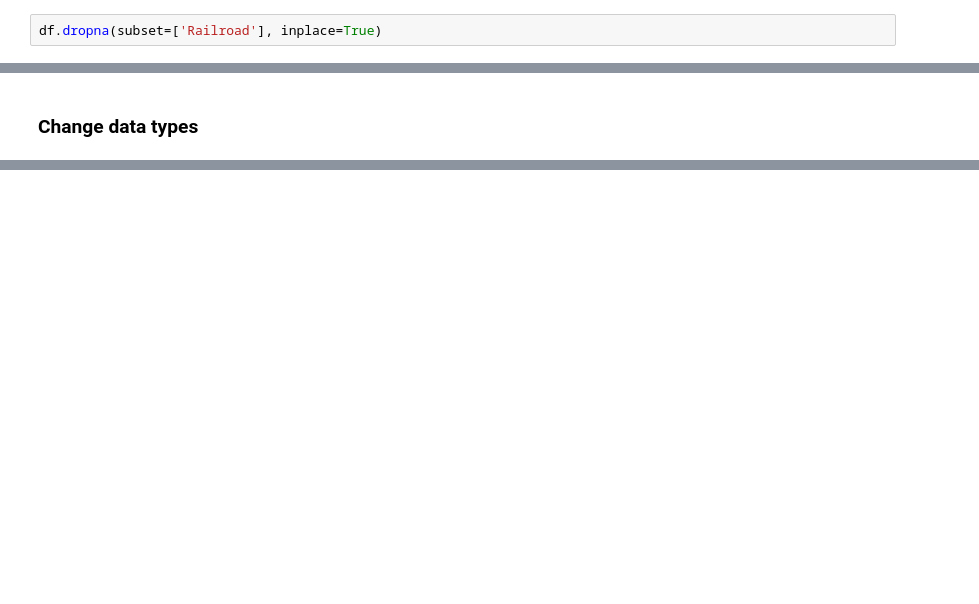
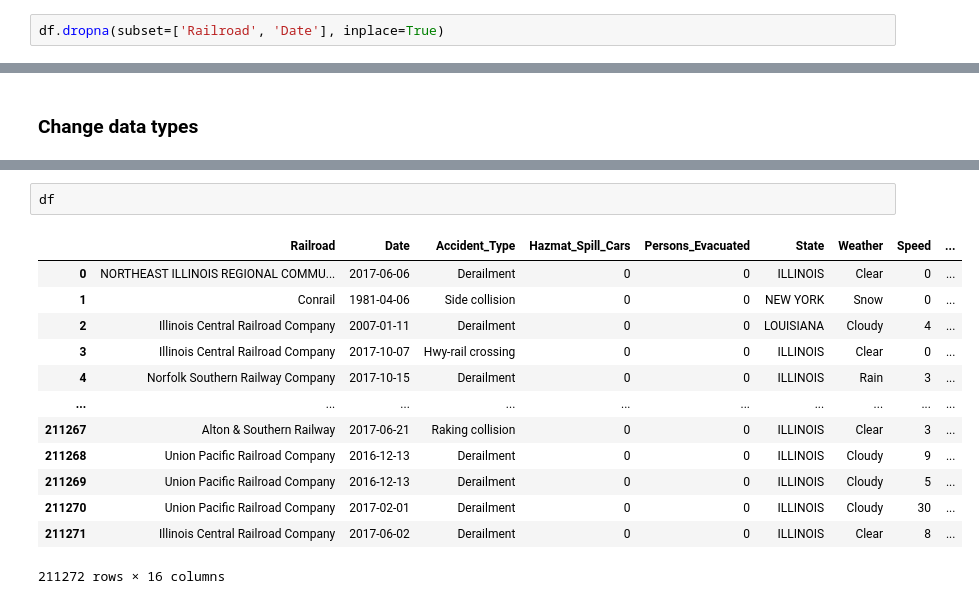
Before and after one commit to Charles-McNay/Rail_Incident_Analysis, a Jupyter notebook: fra_data.ipynb, the cells around one changed output, grey strips where cells are left out. Cells and saved outputs as stored; diff of their text form; blank space fills up the shorter version.

```diff
--- a/fra_data.ipynb
+++ b/fra_data.ipynb
@@ -103,5 +103,5 @@ memory usage: 27.4+ MB
 # %%
-df.dropna(subset=['Railroad'], inplace=True)
+df.dropna(subset=['Railroad', 'Date'], inplace=True)
 # %% [markdown]
 ### Fill NaN with usable values
 # %%
@@ -184,0 +275,16 @@ df
+# %%
+df
+# %% [output]
+|  | Railroad | Date | Accident_Type | Hazmat_Spill_Cars | Persons_Evacuated | State | Weather | Speed | ... |
+| 0 | NORTHEAST ILLINOIS REGIONAL COMMU... | 2017-06-06 | Derailment | 0 | 0 | ILLINOIS | Clear | 0 | ... |
+| 1 | Conrail | 1981-04-06 | Side collision | 0 | 0 | NEW YORK | Snow | 0 | ... |
+| 2 | Illinois Central Railroad Company | 2007-01-11 | Derailment | 0 | 0 | LOUISIANA | Cloudy | 4 | ... |
+| 3 | Illinois Central Railroad Company | 2017-10-07 | Hwy-rail crossing | 0 | 0 | ILLINOIS | Clear | 0 | ... |
+| 4 | Norfolk Southern Railway Company | 2017-10-15 | Derailment | 0 | 0 | ILLINOIS | Rain | 3 | ... |
+| ... | ... | ... | ... | ... | ... | ... | ... | ... | ... |
+| 211267 | Alton & Southern Railway | 2017-06-21 | Raking collision | 0 | 0 | ILLINOIS | Clear | 3 | ... |
+| 211268 | Union Pacific Railroad Company | 2016-12-13 | Derailment | 0 | 0 | ILLINOIS | Cloudy | 9 | ... |
+| 211269 | Union Pacific Railroad Company | 2016-12-13 | Derailment | 0 | 0 | ILLINOIS | Cloudy | 5 | ... |
+| 211270 | Union Pacific Railroad Company | 2017-02-01 | Derailment | 0 | 0 | ILLINOIS | Cloudy | 30 | ... |
+| 211271 | Illinois Central Railroad Company | 2017-06-02 | Derailment | 0 | 0 | ILLINOIS | Clear | 8 | ... |
+211272 rows × 16 columns
```
Also changed, not shown: parts of 11 cells of this notebook.
